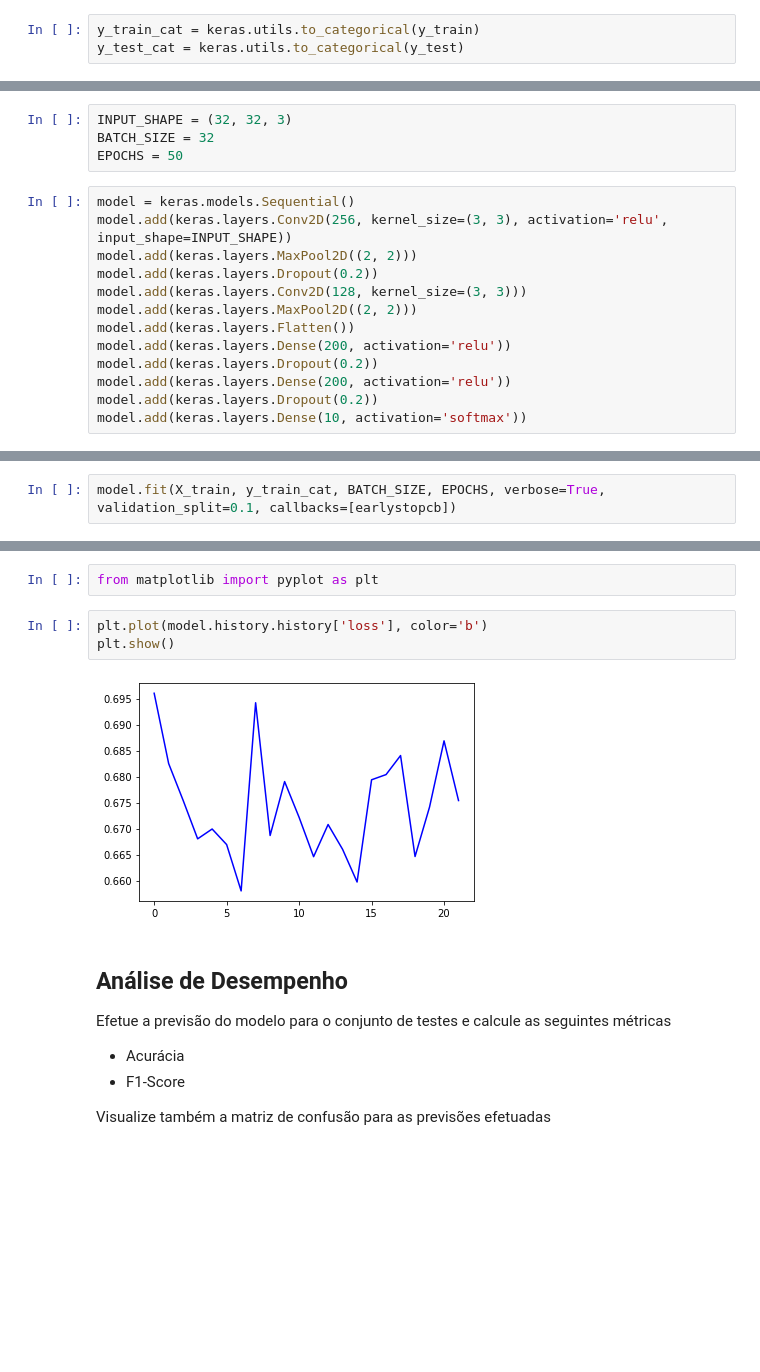
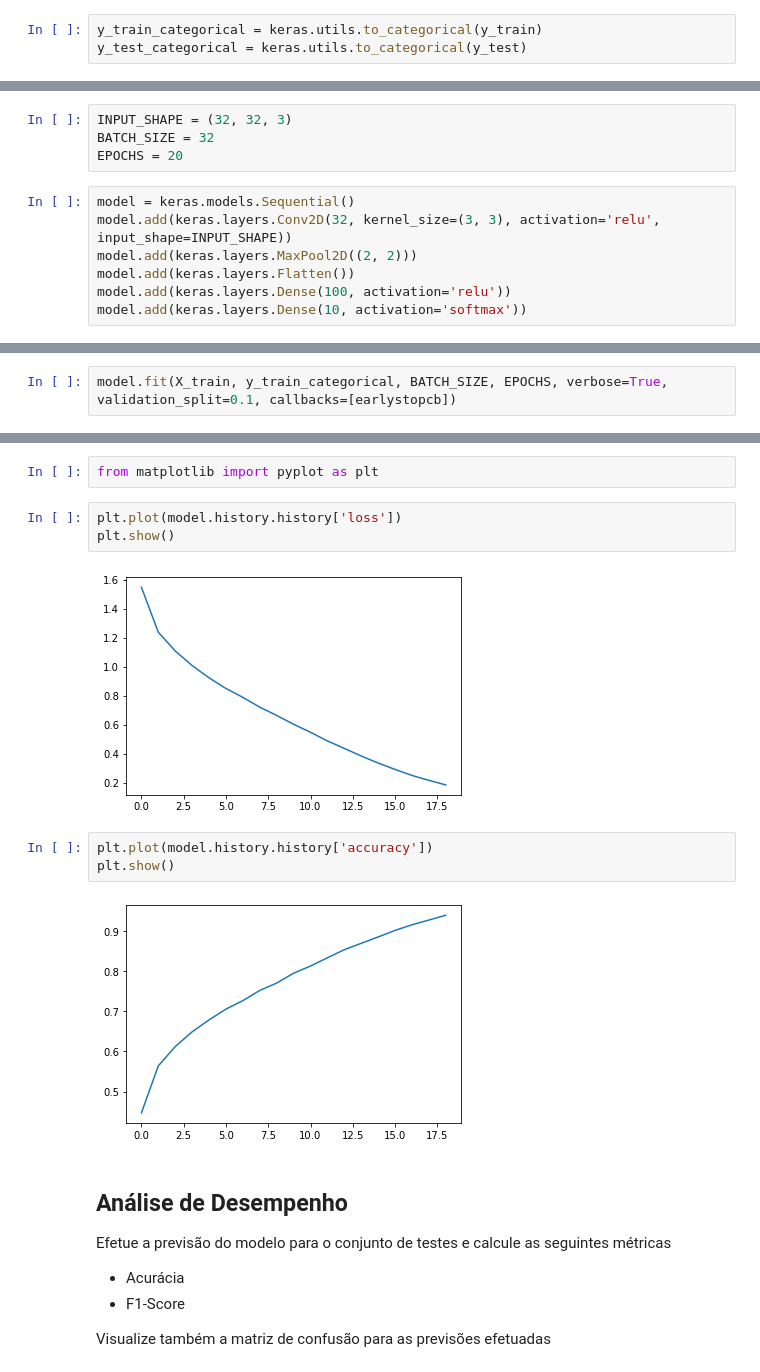
Before and after one commit to AurelioAquino92/ia-aplicada-uea, a Jupyter notebook: cifar10/iaa_2024_problema5.ipynb, the cells around one changed output, grey strips where cells are left out. Cells and saved outputs as stored; diff of their text form; blank space fills up the shorter version.

```diff
--- a/cifar10/iaa_2024_problema5.ipynb
+++ b/cifar10/iaa_2024_problema5.ipynb
@@ -76,6 +65,6 @@ X_train, X_test = X_train/255, X_test/255
 # %%
-y_train_cat = keras.utils.to_categorical(y_train)
-y_test_cat = keras.utils.to_categorical(y_test)
+y_train_categorical = keras.utils.to_categorical(y_train)
+y_test_categorical = keras.utils.to_categorical(y_test)
 # %% [markdown]
 ## Definição do modelo
 
@@ -96,18 +85,12 @@ Essa rede neural terá as seguintes camadas:
 # %%
 INPUT_SHAPE = (32, 32, 3)
 BATCH_SIZE = 32
-EPOCHS = 50
+EPOCHS = 20
 # %%
 model = keras.models.Sequential()
-model.add(keras.layers.Conv2D(256, kernel_size=(3, 3), activation='relu', input_shape=INPUT_SHAPE))
-model.add(keras.layers.MaxPool2D((2, 2)))
-model.add(keras.layers.Dropout(0.2))
-model.add(keras.layers.Conv2D(128, kernel_size=(3, 3)))
+model.add(keras.layers.Conv2D(32, kernel_size=(3, 3), activation='relu', input_shape=INPUT_SHAPE))
 model.add(keras.layers.MaxPool2D((2, 2)))
 model.add(keras.layers.Flatten())
-model.add(keras.layers.Dense(200, activation='relu'))
-model.add(keras.layers.Dropout(0.2))
-model.add(keras.layers.Dense(200, activation='relu'))
-model.add(keras.layers.Dropout(0.2))
+model.add(keras.layers.Dense(100, activation='relu'))
 model.add(keras.layers.Dense(10, activation='softmax'))
 # %% [output]
@@ -174,5 +158,5 @@ tf.config.list_physical_devices('GPU')
 # %%
 earlystopcb = keras.callbacks.EarlyStopping(monitor='val_accuracy', patience=10, min_delta=0.001, verbose=True)
 # %%
-model.fit(X_train, y_train_cat, BATCH_SIZE, EPOCHS, verbose=True, validation_split=0.1, callbacks=[earlystopcb])
+model.fit(X_train, y_train_categorical, BATCH_SIZE, EPOCHS, verbose=True, validation_split=0.1, callbacks=[earlystopcb])
 # %% [output]
@@ -202,10 +195,15 @@ Epoch 22: early stopping
 # %%
 from matplotlib import pyplot as plt
 # %%
-plt.plot(model.history.history['loss'], color='b')
+plt.plot(model.history.history['loss'])
 plt.show()
 # %% [output]
-[figure, old version]
+[figure, new version]
+# %%
+plt.plot(model.history.history['accuracy'])
+plt.show()
+# %% [output]
+[figure, added]
 # %% [markdown]
 ## Análise de Desempenho
 
```
Also changed, not shown: parts of 11 cells of this notebook.
